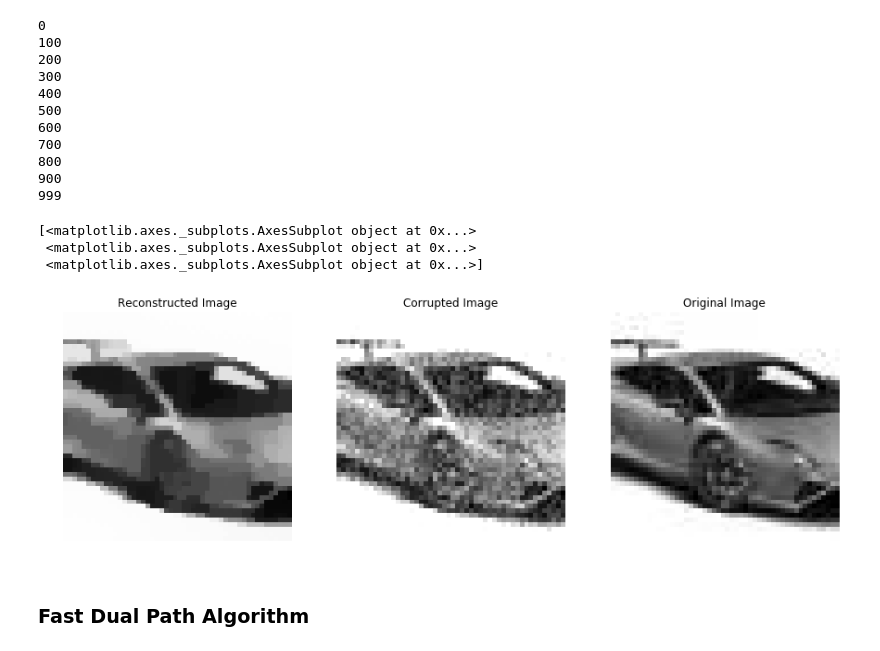
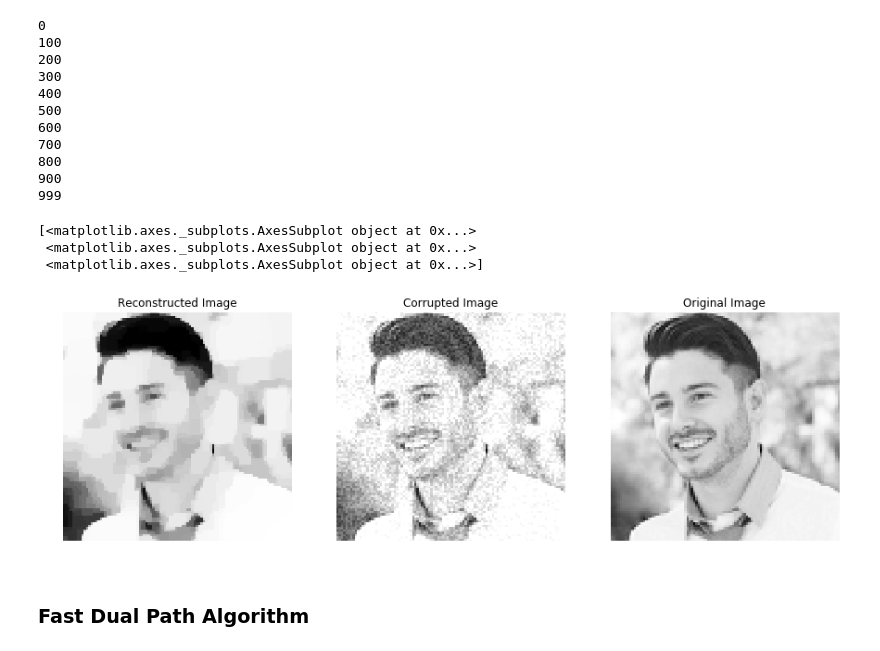
Before and after one commit to soovadeep/cvx-opt, a Jupyter notebook: Project.ipynb, the cells around one changed output. Saved outputs shown, nothing was run; the diff lists cells and outputs as text; code cells hidden in the pictures.

```diff
--- a/Project.ipynb
+++ b/Project.ipynb
@@ -370,7 +364,8 @@ import matplotlib.image as mpimg
 # %%
 def loadImage():
     # Convert to arrays.
-    orig_img = Image.open("data/randompic_greyscale.png")
+    orig_img = Image.open("data/randomguy_greyscale.png")
+#     orig_img = Image.open("data/lena.png")
     # corr_img = Image.open("data/camus_greyscale_corrupted.png")
     # orig_img = mpimg.imread("data/randompic_greyscale.png")
     # corr_img = mpimg.imread("data/randompic_greyscale_corrupted.png")
@@ -391,11 +386,12 @@ def loadImage():
 #     Known[Known == 0] = 0.05*rn.random((size1,)) + 0.5
 #     print Known
 #     Ucorr = Known*Uorig
-    Ucorr = Uorig + 70*rn.random((row, col))
+    Ucorr = Uorig + 60*rn.random((row, col))
     Ucorr[Ucorr > 255] = 255
     Ucorr[Ucorr < 0] = 0
     corr_img = Image.fromarray(np.uint8(Ucorr))
-    corr_img.save('data/randompic_greyscale_corrupted.png')
+    corr_img.save('data/randomguy_greyscale_corrupted.png')
+#     corr_img.save('data/lena_corrupted.png')
     return Ucorr, corr_img, orig_img
 
 Ucorr, corr_img, orig_img = loadImage()
@@ -560,7 +556,7 @@ def descentDualProxGraph(update, Ucorr, reg, T=int(1e3)):
     D = denoisingMatGraphSparse(row, col)
 #     print D.shape
 #     D = trendFilteringLinearMat(size)
-    beta = np.zeros((size,1))
+#     beta = np.zeros((size,1))
     u = np.zeros((D.shape[0],1))
 #     print u.shape
 
@@ -601,24 +597,24 @@ beta_dpg_graph, error_dpg_graph, l1_dpg_graph = descentDualProxGraph(gradientDua
 900
 999
 # %%
-reconstruct_img_dpg = Image.fromarray(np.uint8(beta_sg_graph))
+reconstruct_img_dpg = Image.fromarray(np.uint8(beta_dpg_graph))
 
 %matplotlib inline
 fig, ax = plt.subplots(1, 3,figsize=(15, 10))
 print ax
 ax[0].imshow(np.asarray(reconstruct_img_dpg),cmap='gray');
 ax[0].set_title("Reconstructed Image")
 ax[0].axis('off')
 ax[1].imshow(np.asarray(corr_img),cmap='gray');
 ax[1].set_title("Corrupted Image")
 ax[1].axis('off');
 ax[2].imshow(np.asarray(orig_img),cmap='gray');
 ax[2].set_title("Original Image")
 ax[2].axis('off');
 # %% [output]
 [<matplotlib.axes._subplots.AxesSubplot object at 0x...>
  <matplotlib.axes._subplots.AxesSubplot object at 0x...>
  <matplotlib.axes._subplots.AxesSubplot object at 0x...>]
-[figure, old version]
+[figure, new version]
 # %% [markdown]
 ### Fast Dual Path Algorithm
```
Also changed, not shown: parts of 13 cells of this notebook, 3 other files.
